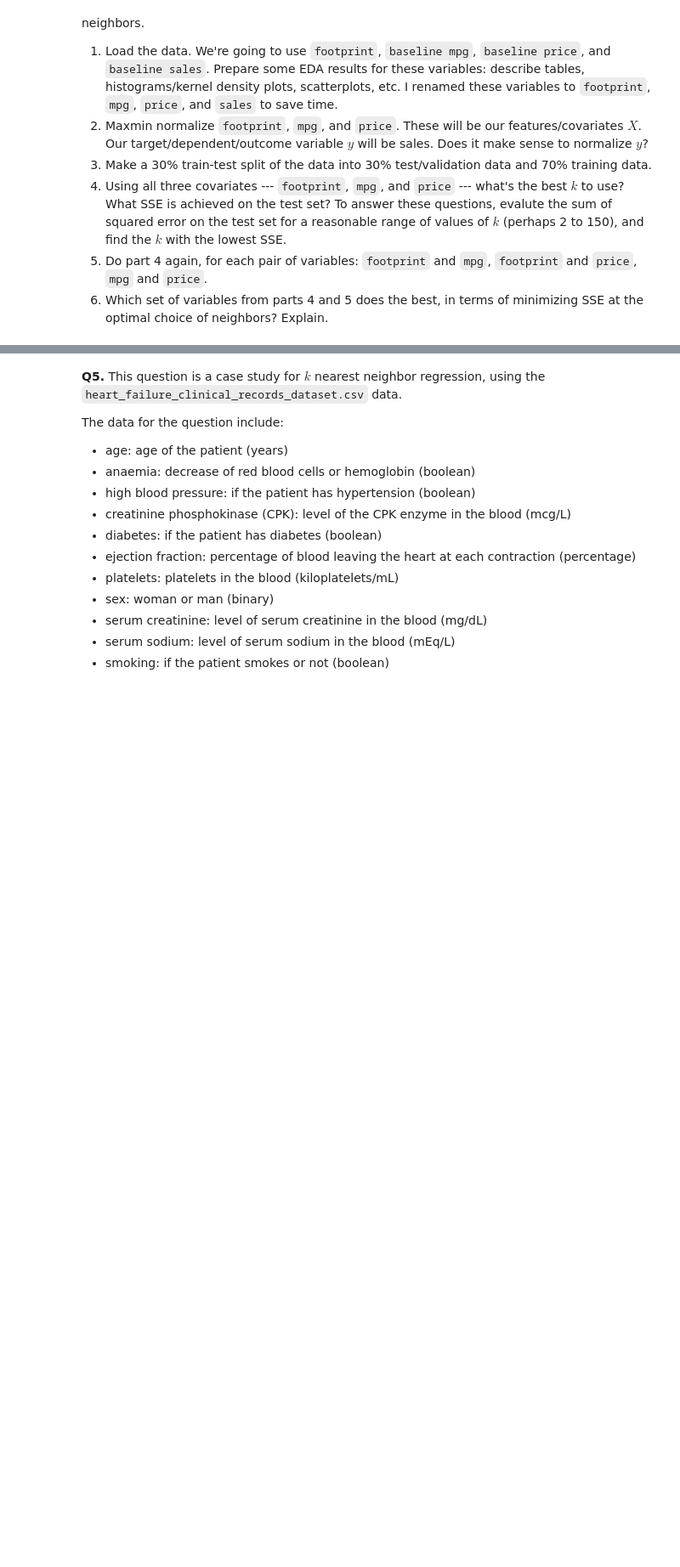
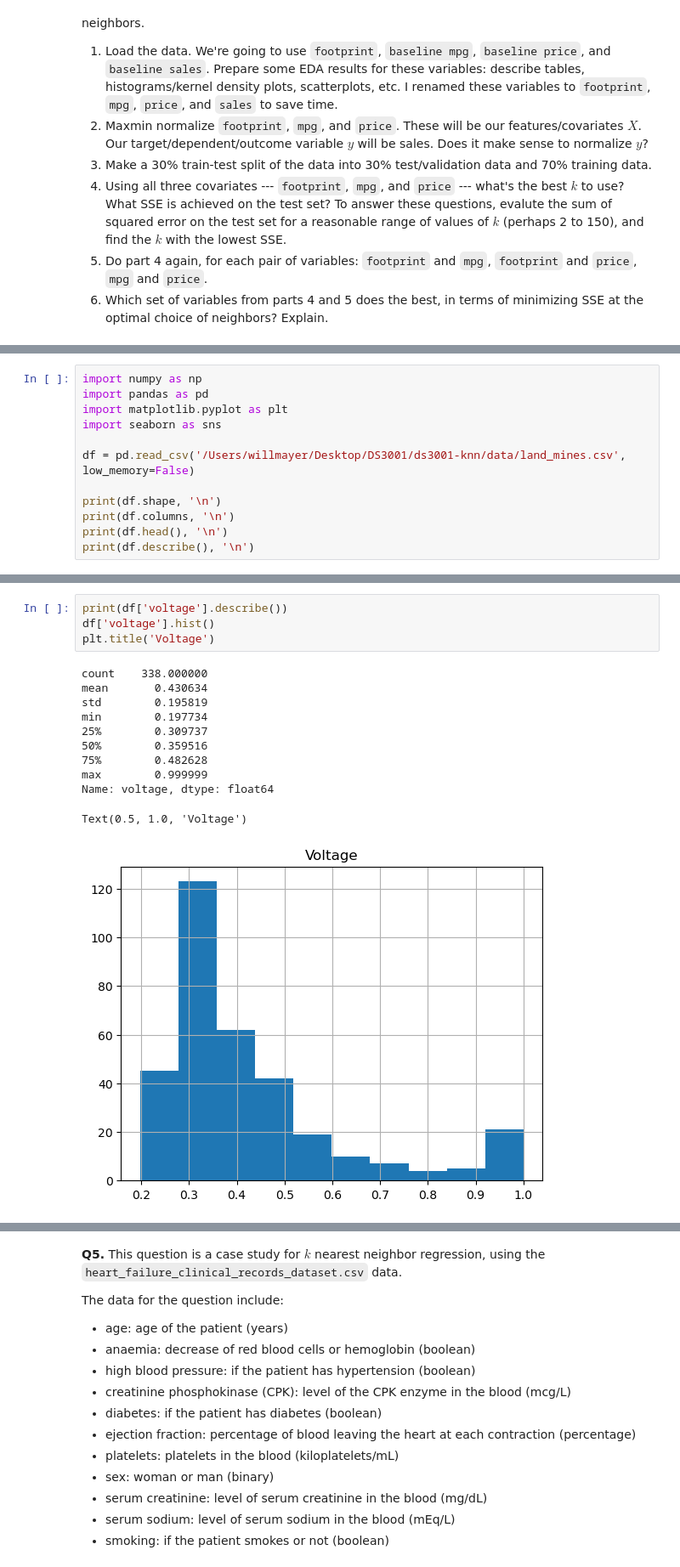
Before and after one commit to 22ai/ds3001-knn, a Jupyter notebook: assignment_knn.ipynb, the cells around one changed output, grey strips where cells are left out. Shown: that part at 85% size. Cells and saved outputs as stored; diff of their text form; blank space fills up the shorter version.

```diff
--- a/assignment_knn.ipynb
+++ b/assignment_knn.ipynb
@@ -169,0 +166,12 @@ The data consists of a label, `mine_type`, taking integer values 1 to 5, and thr
+# %%
+import numpy as np
+import pandas as pd
+import matplotlib.pyplot as plt
+import seaborn as sns
+
+df = pd.read_csv('/Users/willmayer/Desktop/DS3001/ds3001-knn/data/land_mines.csv', low_memory=False)
+
+print(df.shape, '\n')
+print(df.columns, '\n')
+print(df.head(), '\n')
+print(df.describe(), '\n')
@@ -169,0 +199,16 @@ The data consists of a label, `mine_type`, taking integer values 1 to 5, and thr
+# %%
+print(df['voltage'].describe())
+df['voltage'].hist()
+plt.title('Voltage')
+# %% [output]
+count    338.000000
+mean       0.430634
+std        0.195819
+min        0.197734
+25%        0.309737
+50%        0.359516
+75%        0.482628
+max        0.999999
+Name: voltage, dtype: float64
+Text(0.5, 1.0, 'Voltage')
+[figure, added]
```
Also changed, not shown: parts of 22 cells of this notebook.
